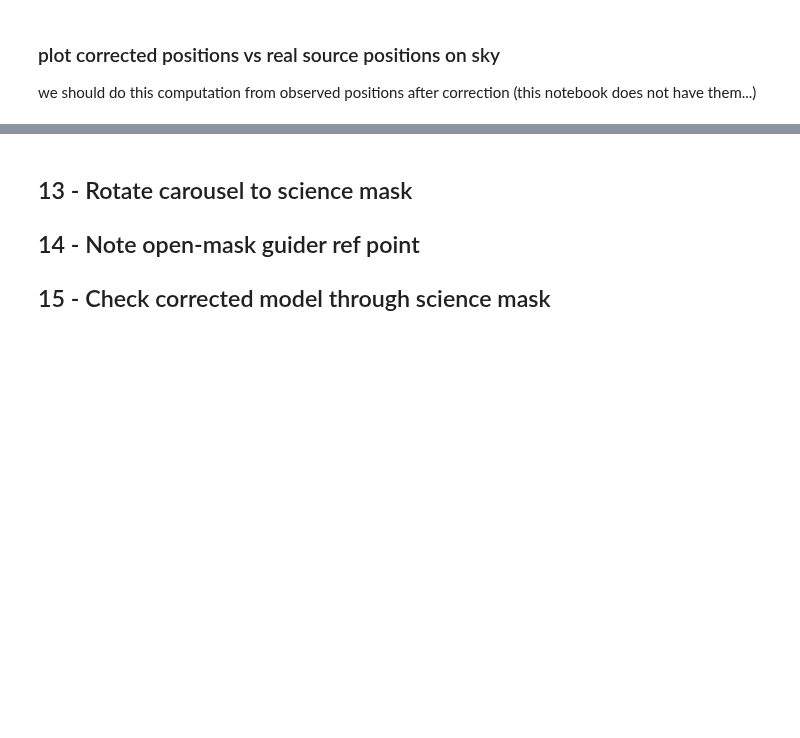
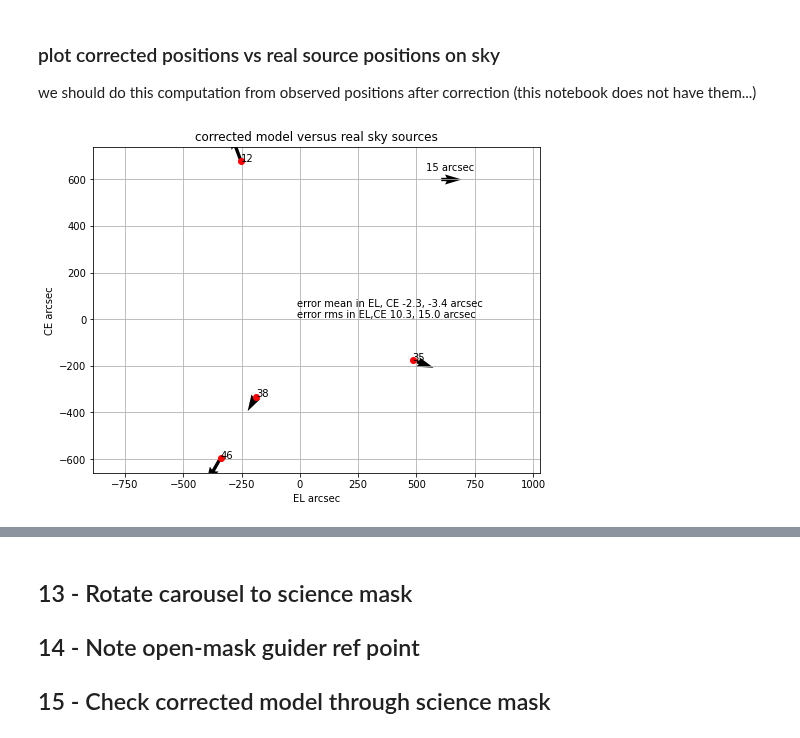
Before and after one commit to vpicouet/FireBallPipe, a Jupyter notebook: Notebook/XY_2022_F1_2_220710.DV.ipynb, the cells around one changed output, grey strips where cells are left out. Saved outputs shown, nothing was run; the diff lists cells and outputs as text; code cells hidden in the pictures; blank space fills up the shorter version.

Commit message:
added guider2UV sky comparison

```diff
--- a/Notebook/XY_2022_F1_2_220710.DV.ipynb
+++ b/Notebook/XY_2022_F1_2_220710.DV.ipynb
@@ -409,28 +412,3 @@ Dumping to Calibration/Mappings/2022/XY/F1_XY_220715.pkl
 ### plot corrected positions vs real source positions on sky
 
 we should do this computation from observed positions after correction (this notebook does not have them...)
-# %%
-#moves, flags, slit_coords = G2UVcor.compute_autocoll_moves_slits(slits, F1, hystcomp = True, CEg = CEg, Elg = Elg)
-from guider2UV.guider2UV import coord_list_to_array
-
-slits = np.array(slits)
-slit_coords = []
-sources_coords = []
-st = F1
-if "xmm" in st.colnames:
-    x,y = "xmm", "ymm"
-else:
-    x,y = "x_mm", "y_mm"
-
-for s in slits:
-    slit_pos = np.array([st[st['Internal-count']==s][x][0], st[st['Internal-count']==s][y][0]])
-    slit_coords.append(G2UVcor.SienceMask2guider(slit_pos, angle=True))
-
-for s in slits:
-    source_pos = np.array([st[st['Internal-count']==s]['ra'][0], st[st['Internal-count']==s]['dec'][0]])
-    source_coords.append(G2UVcor.SienceMask2guider(source_pos, world=True, angle=True))
-
-coord_arr = coord_list_to_array(slit_coords)
-source_coord_arr = coord_list_to_array(source_coords)
-
-delta = coord_arr - source_coord_arr
@@ -456,0 +415,4 @@ plt.text(-10,7, legend)
+# %%
+slit_coords, source_coords = G2UVcor.compare_mask_2_sky(slits, F1, slits_valid)
+# %% [output]
+[figure, added]
```
Also changed, not shown: parts of 4 cells of this notebook, 1 other file.
